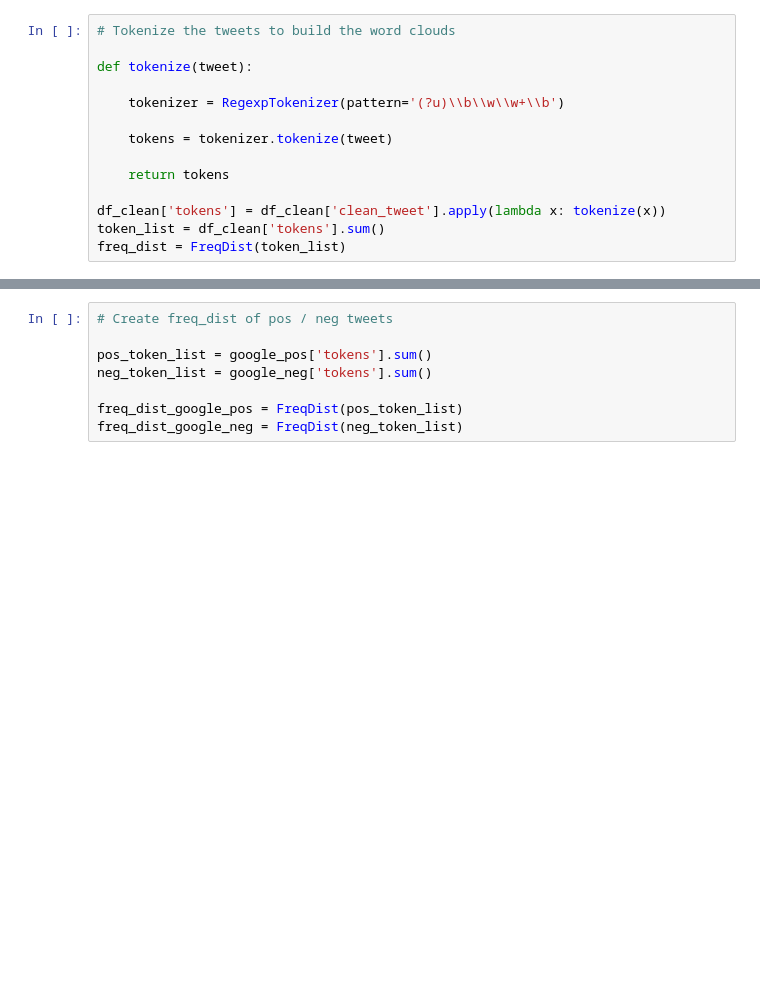
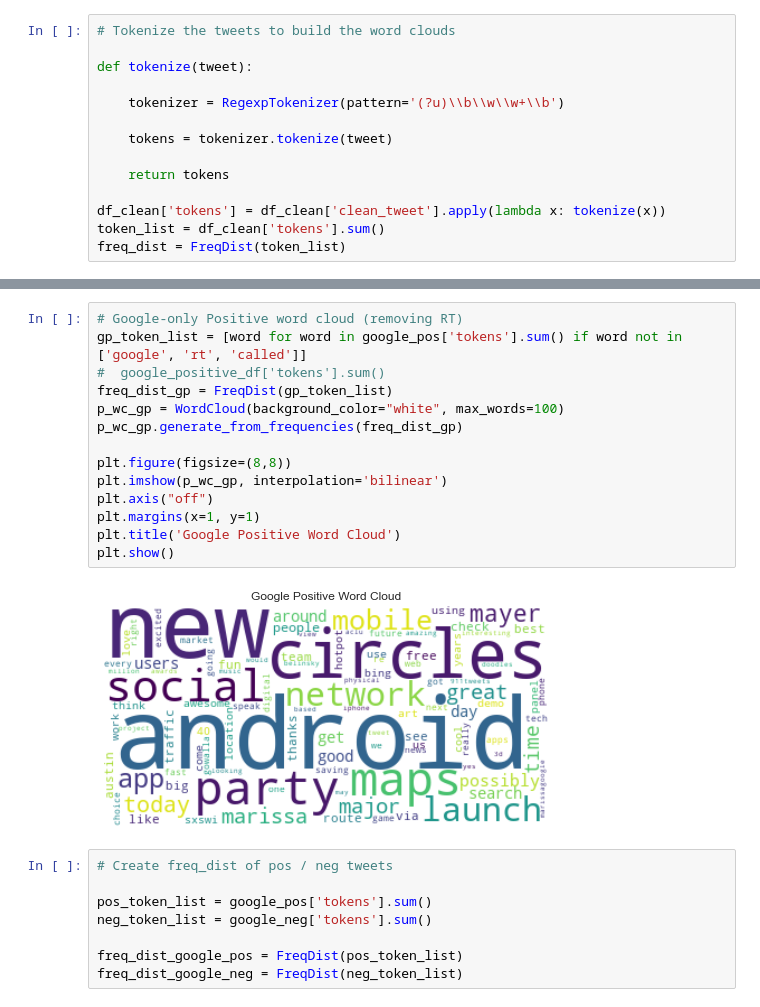
Before and after one commit to marvelje/Twitter-Emotions-Project, a Jupyter notebook: Notebooks/Jeff/jeff_notebook.ipynb, the cells around one changed output, grey strips where cells are left out. Cells and saved outputs as stored; diff of their text form; blank space fills up the shorter version.

```diff
--- a/Notebooks/Jeff/jeff_notebook.ipynb
+++ b/Notebooks/Jeff/jeff_notebook.ipynb
@@ -402,3 +462,19 @@ google_neg = df_clean[(df_clean['sentiment'] == 0) & (df_clean['brand'] == 'Goog
+# %%
+# Google-only Positive word cloud (removing RT)
+gp_token_list = [word for word in google_pos['tokens'].sum() if word not in ['google', 'rt', 'called']]
+#  google_positive_df['tokens'].sum()
+freq_dist_gp = FreqDist(gp_token_list)
+p_wc_gp = WordCloud(background_color="white", max_words=100)
+p_wc_gp.generate_from_frequencies(freq_dist_gp)
+
+plt.figure(figsize=(8,8))
+plt.imshow(p_wc_gp, interpolation='bilinear')
+plt.axis("off")
+plt.margins(x=1, y=1)
+plt.title('Google Positive Word Cloud')
+plt.show()
+# %% [output]
+[figure, added]
 # %%
 # Create freq_dist of pos / neg tweets
 
```
Also changed, not shown: parts of 12 cells of this notebook, 2 other files.
